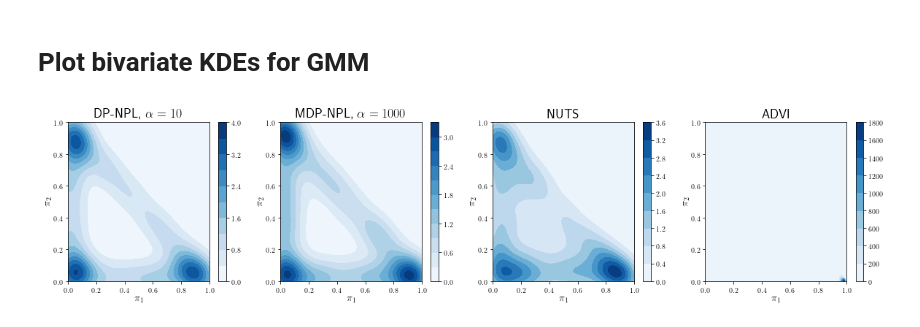
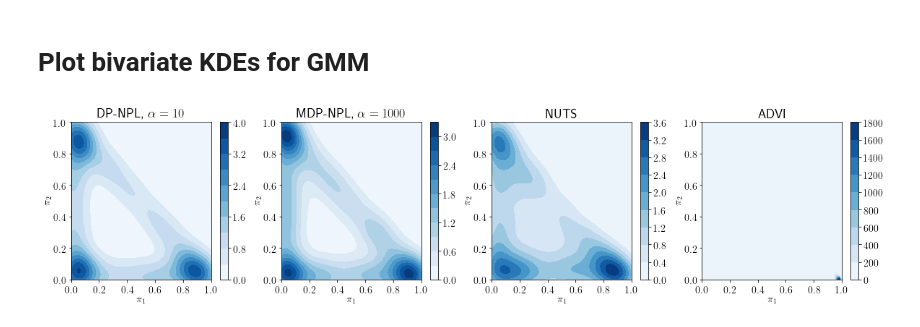
Before and after one commit to edfong/npl, a Jupyter notebook: supp_experiments/Toy_GMM/Plot bivariate KDEs for GMM.ipynb, the cells around one changed output. Saved outputs shown, nothing was run; the diff lists cells and outputs as text; code cells hidden in the pictures.

Commit message:
Improved formatting of plots

```diff
--- a/supp_experiments/Toy_GMM/Plot bivariate KDEs for GMM.ipynb
+++ b/supp_experiments/Toy_GMM/Plot bivariate KDEs for GMM.ipynb
@@ -54,35 +54,50 @@ plt.xlim(0,1)
 plt.ylim(0,1)
 plt.ylabel(r'$\pi_2$',fontsize = 14,labelpad = 0);
 plt.title(r'DP-NPL, $\alpha = {}$'.format(alpha),fontsize = 18)
+cax = plt.gcf().axes[-1]
+cax.tick_params(labelsize=14)
+plt.xticks(fontsize=14)
+plt.yticks(fontsize=14)
 
 plt.subplot(1,4,2)
 sns.kdeplot(np.concatenate((pi_bb_mdp[:,0],[0,0,1,1])),np.concatenate((pi_bb_mdp[:,2],[0,0,1,1])),cbar = True, shade = True, shade_lowest=True,cmap = 'Blues');
 plt.xlabel(r'$\pi_1$',fontsize = 14,labelpad = 0);
 plt.xlim(0,1)
 plt.ylim(0,1)
 plt.ylabel(r'$\pi_2$',fontsize = 14,labelpad = 0);
 plt.title(r'MDP-NPL, $\alpha = {}$'.format(alpha_MDP),fontsize = 18)
+cax = plt.gcf().axes[-1]
+cax.tick_params(labelsize=14)
+plt.xticks(fontsize=14)
+plt.yticks(fontsize=14)
 
 plt.subplot(1,4,3)
 sns.kdeplot(np.concatenate((pi_nuts.iloc[:,0],[0,0,1,1])), np.concatenate((pi_nuts.iloc[:,1],[1,0,1,0])), cbar = True, shade = True, shade_lowest=True,cmap = "Blues");
 plt.xlabel(r'$\pi_1$',fontsize = 14,labelpad = 0);
 plt.ylabel(r'$\pi_2$',fontsize = 14,labelpad = 0);
 plt.xlim(0,1)
 plt.ylim(0,1)
 plt.title('NUTS',fontsize = 18)
-
+cax = plt.gcf().axes[-1]
+cax.tick_params(labelsize=14)
+plt.xticks(fontsize=14)
+plt.yticks(fontsize=14)
 
 plt.subplot(1,4,4)
 sns.kdeplot(np.concatenate((pi_advi.iloc[:,0],[0,0,1,1])), np.concatenate((pi_advi.iloc[:,2],[1,0,1,0])), cbar = True, shade = True, shade_lowest=True,cmap = "Blues");
 plt.xlabel(r'$\pi_1$',fontsize = 14,labelpad = 0);
 plt.ylabel(r'$\pi_2$',fontsize = 14,labelpad = 0);
 plt.xlim(0,1)
 plt.ylim(0,1)
 plt.title('ADVI',fontsize = 18)
+cax = plt.gcf().axes[-1]
+cax.tick_params(labelsize=14)
+plt.xticks(fontsize=14)
+plt.yticks(fontsize=14)
 
 f.savefig('pi_insep_MDP.pdf', bbox_inches='tight')
 # %% [output]
-[figure, old version]
+[figure, new version]
 # %%
 f=plt.figure(figsize = (20,4))
 ticks = [0,0.02,0.04,0.06,0.08,0.10,0.12]
```
Also changed, not shown: parts of 2 cells of this notebook.
